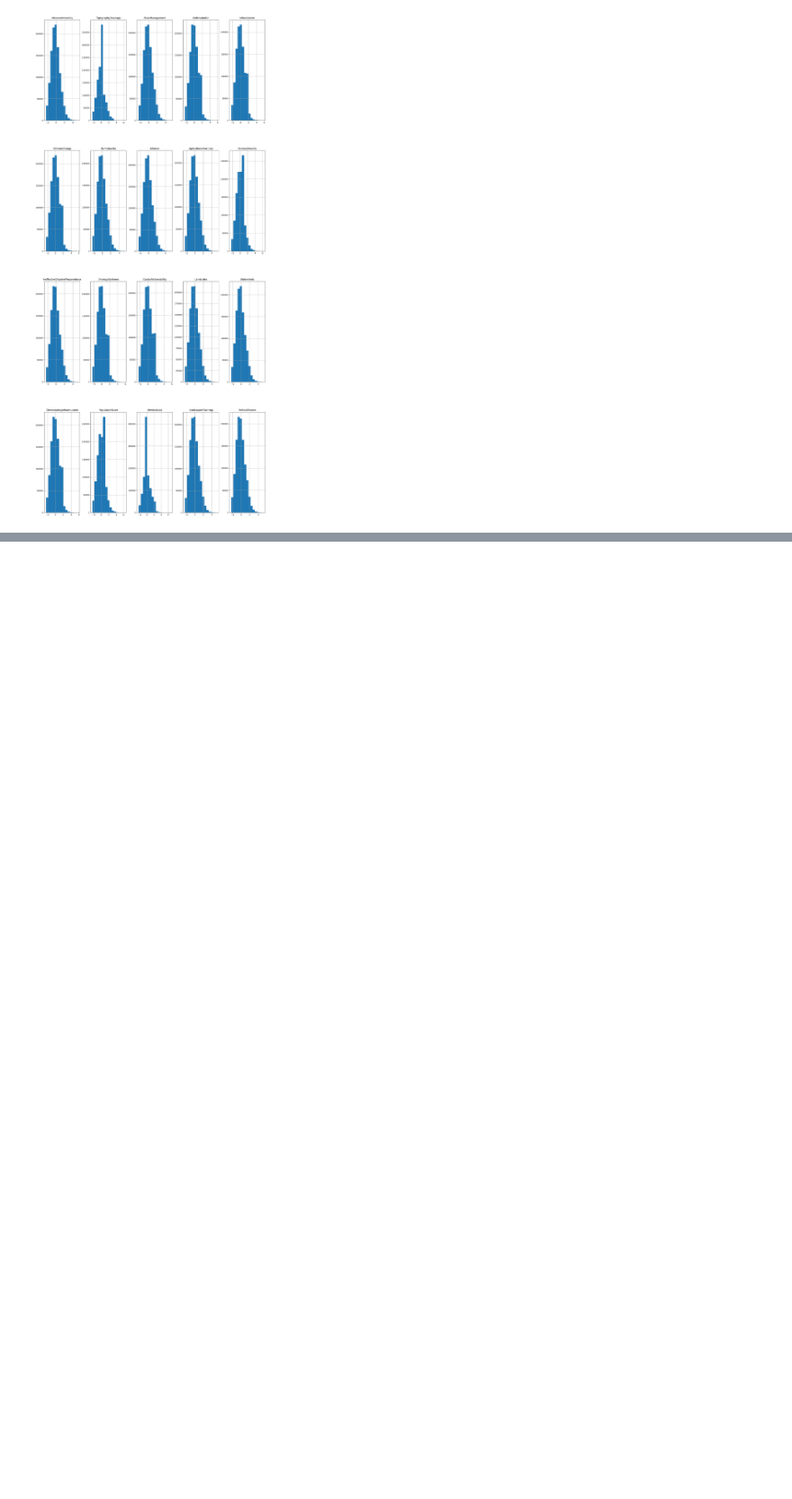
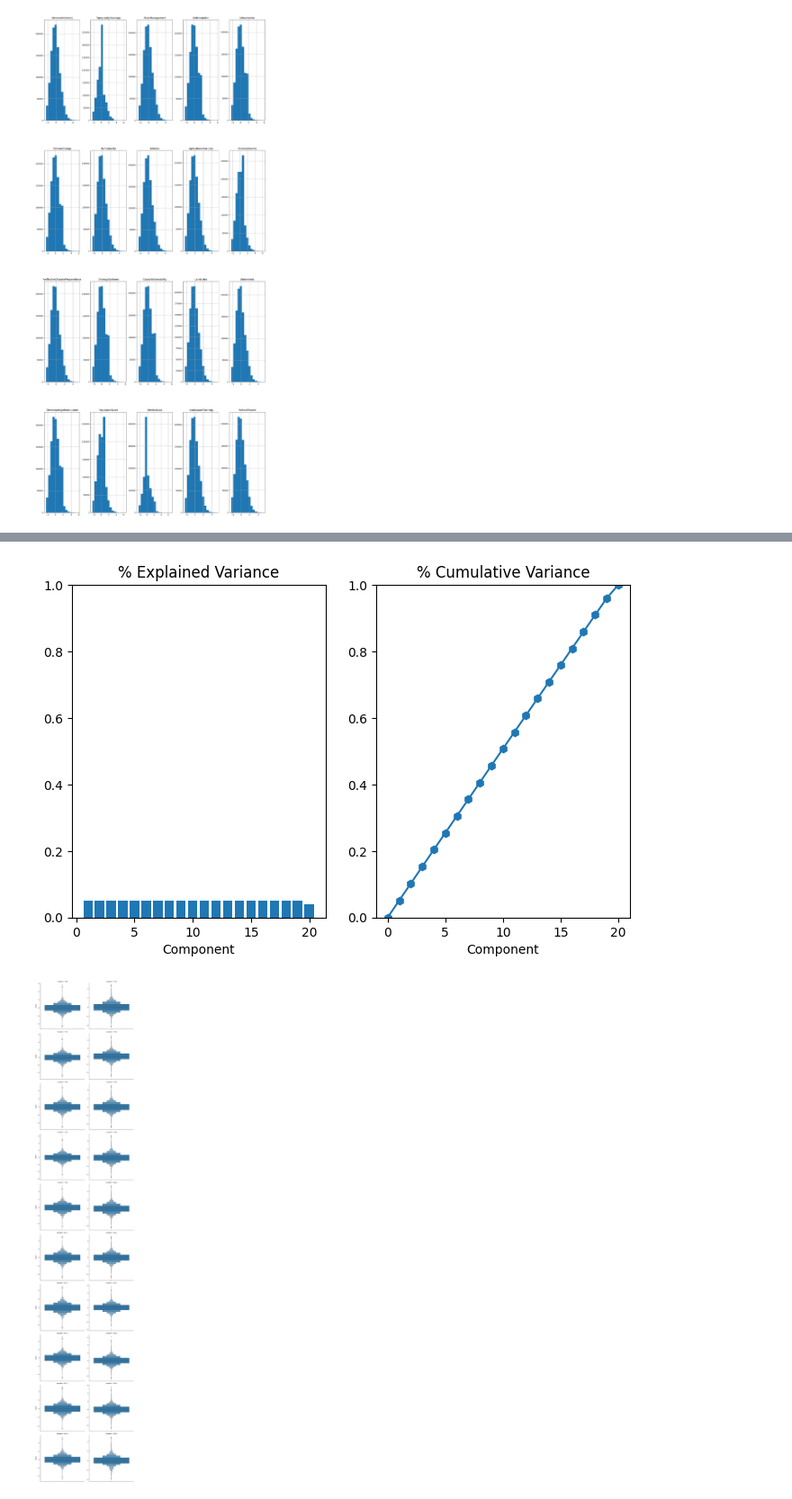
Before and after one commit to nsp8/Machine-Learning-Resources, a Jupyter notebook: regression_flood_prediction.ipynb, the cells around one changed output, grey strips where cells are left out. Shown: that part at 90% size. Cells and saved outputs as stored; diff of their text form; code cells hidden in the pictures; blank space fills up the shorter version.

Commit message:
Generating reports on PCA and mutual information scores

```diff
--- a/regression_flood_prediction.ipynb
+++ b/regression_flood_prediction.ipynb
@@ -132,0 +150,2 @@ array([[<Axes: title={'center': 'MonsoonIntensity'}>,
+# %%
+X_train, X_test, y_train, y_test = train_test_split(features_train_standardized, label_train_standardized, test_size=0.25)
@@ -132,0 +163,62 @@ array([[<Axes: title={'center': 'MonsoonIntensity'}>,
+# %%
+import matplotlib.pyplot as plt
+import seaborn as sns
+from sklearn.feature_selection import mutual_info_regression
+
+
+class FeatureAnalyzer:
+    def __init__(self, X, y):
+        self.X = X
+        self.y = y
+        self.pca = PCA()
+        self.pca.fit_transform(self.X)
+
+    @property
+    def X_pca(self):
+        x_pca = self.pca.fit_transform(self.X)
+        return pd.DataFrame(x_pca, columns=[f"PC{i+1}" for i in range(x_pca.shape[1])])
+
+    @property
+    def pca_loadings(self):
+        return pd.DataFrame(self.pca.components_.T, columns=self.X_pca.columns, index=self.X.columns)
+
+    def plot_variance(self, width=8, dpi=100):
+        fig, axes = plt.subplots(1, 2)
+        n = self.pca.n_components_
+        print(self.pca_loadings)
+        grid = np.arange(1, n+1)
+        explained_variance = self.pca.explained_variance_ratio_
+        axes[0].bar(grid, explained_variance)
+        axes[0].set(xlabel="Component", title="% Explained Variance", ylim=(0.0, 1.0))
+        cumulative_variance = np.cumsum(explained_variance)
+        axes[1].plot(np.r_[0, grid], np.r_[0, cumulative_variance], marker="h")
+        axes[1].set(xlabel="Component", title="% Cumulative Variance", ylim=(0.0, 1.0))
+        fig.set(figwidth=width, dpi=dpi)
+        return axes
+
+    def make_mi_scores(self, discrete_features: bool = False):
+        mi_regression = mutual_info_regression(self.X, self.y, discrete_features=discrete_features)
+        return pd.Series(mi_regression, name="Mutual Info Scores", index=self.X.columns).sort_values(ascending=False)
+
+    def check_outliers(self):
+        sns.catplot(
+            y="value",
+            col="variable",
+            data=self.X_pca.melt(),
+            kind="boxen",
+            sharey=False,
+            col_wrap=2
+        )
+
+
+def show_feature_analysis_artifacts(X, y):
+    feature_analyzer = FeatureAnalyzer(X, y)
+    feature_analyzer.plot_variance()
+    mi_scores = feature_analyzer.make_mi_scores()
+    feature_analyzer.check_outliers()
+    print(f"\n{'-' * 35}\nMutual Information Scores: \n{'-' * 35}\n")
+    print(mi_scores)
+
+
+show_feature_analysis_artifacts(X_train, y_train)
+# %% [output]
@@ -132,0 +259,2 @@ array([[<Axes: title={'center': 'MonsoonIntensity'}>,
+[figure, added]
+[figure, added]
```
Also changed, not shown: parts of 7 cells of this notebook.
